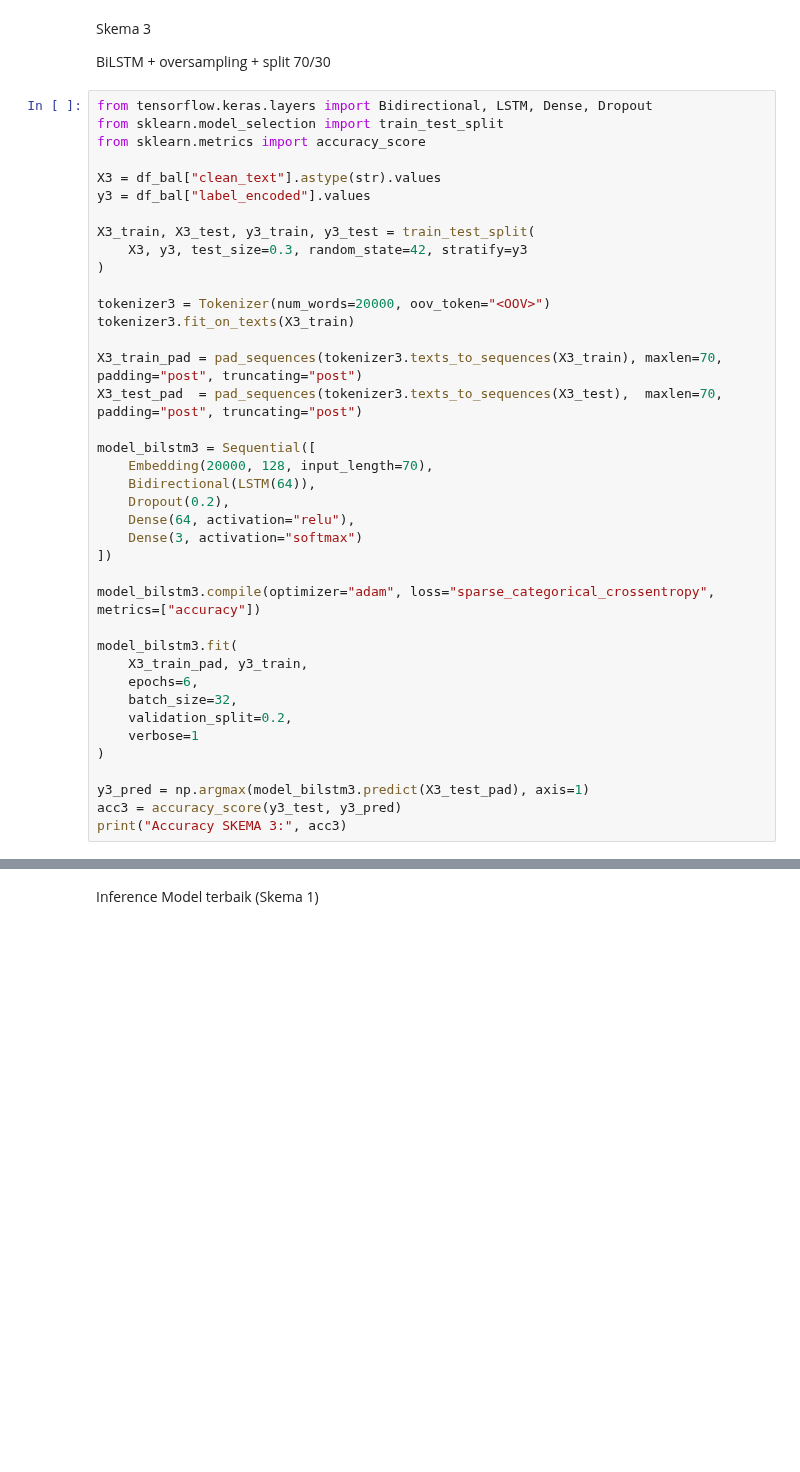
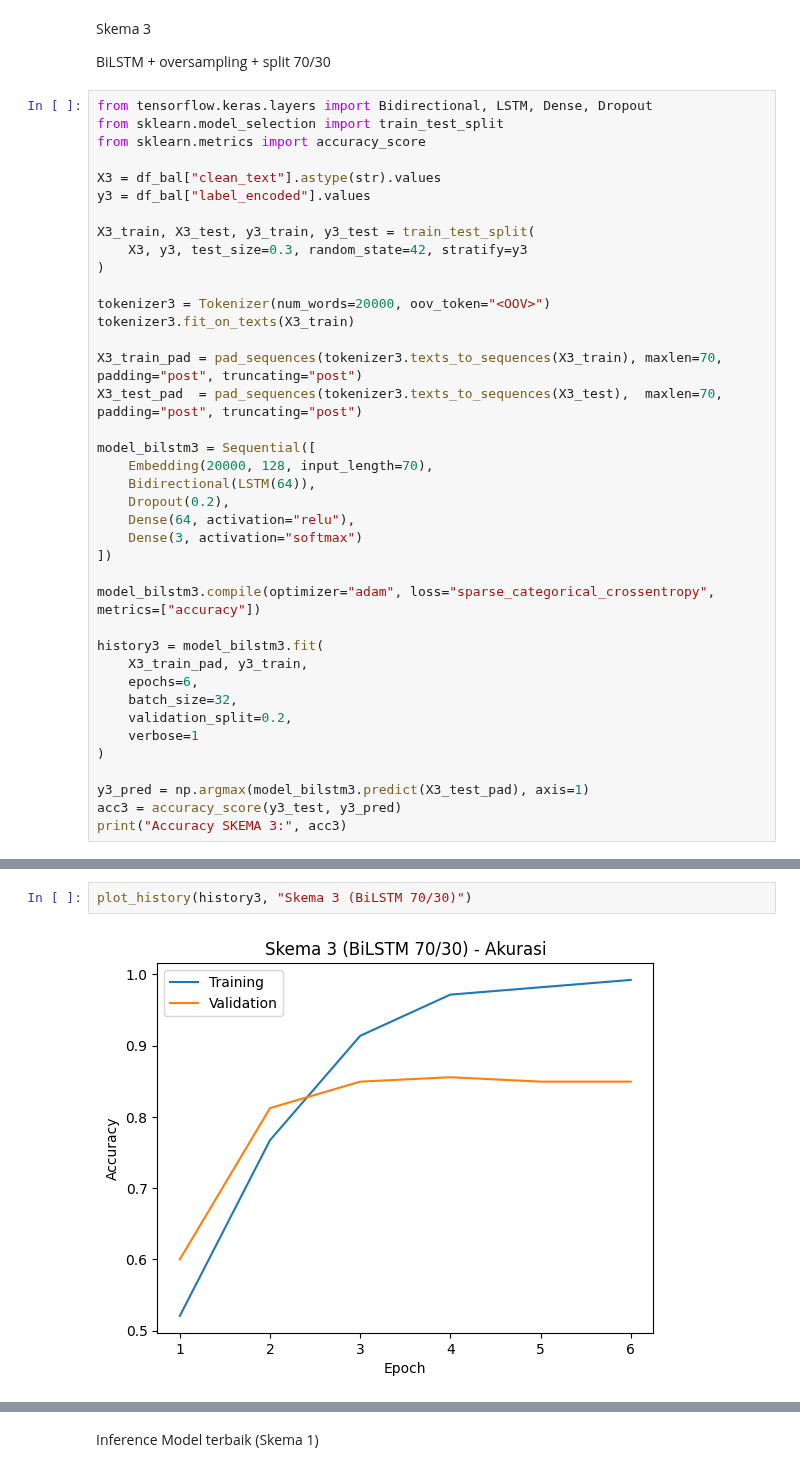
Before and after one commit to shakira-anadella/UAS_Deep-Learning, a Jupyter notebook: 02_training.ipynb, the cells around one changed output, grey strips where cells are left out. Cells and saved outputs as stored; diff of their text form; blank space fills up the shorter version.

```diff
--- a/02_training.ipynb
+++ b/02_training.ipynb
@@ -335,7 +333,7 @@ model_bilstm3 = Sequential([
 
 model_bilstm3.compile(optimizer="adam", loss="sparse_categorical_crossentropy", metrics=["accuracy"])
 
-model_bilstm3.fit(
+history3 = model_bilstm3.fit(
     X3_train_pad, y3_train,
     epochs=6,
     batch_size=32,
@@ -363,0 +404,4 @@ Accuracy SKEMA 3: 0.861405197305101
+# %%
+plot_history(history3, "Skema 3 (BiLSTM 70/30)")
+# %% [output]
+[figure, added]
```
Also changed, not shown: parts of 11 cells of this notebook.
